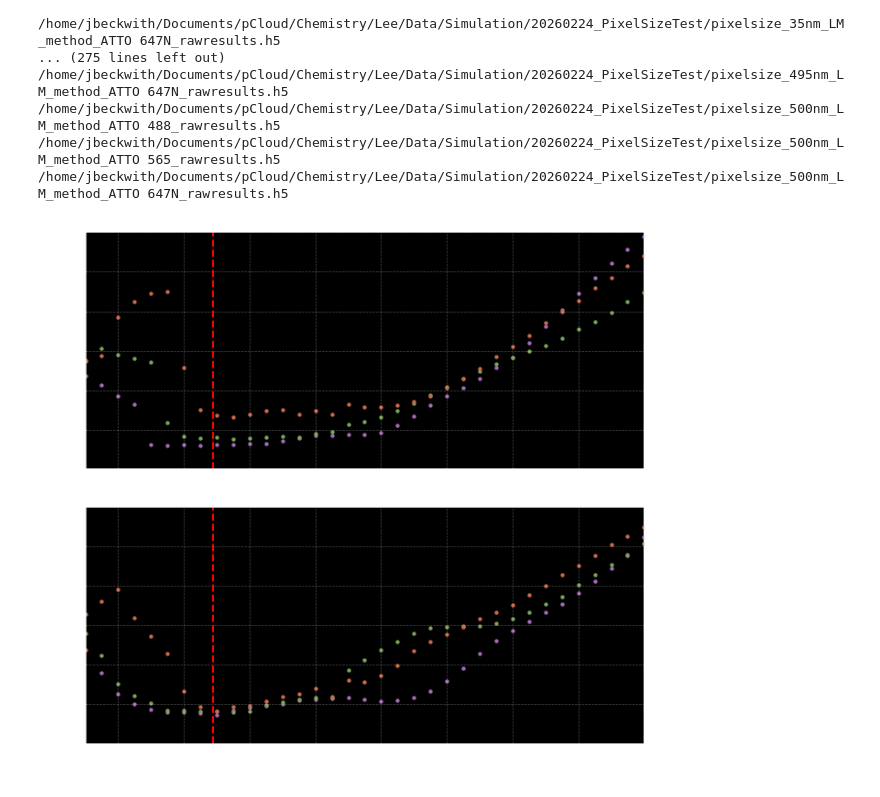
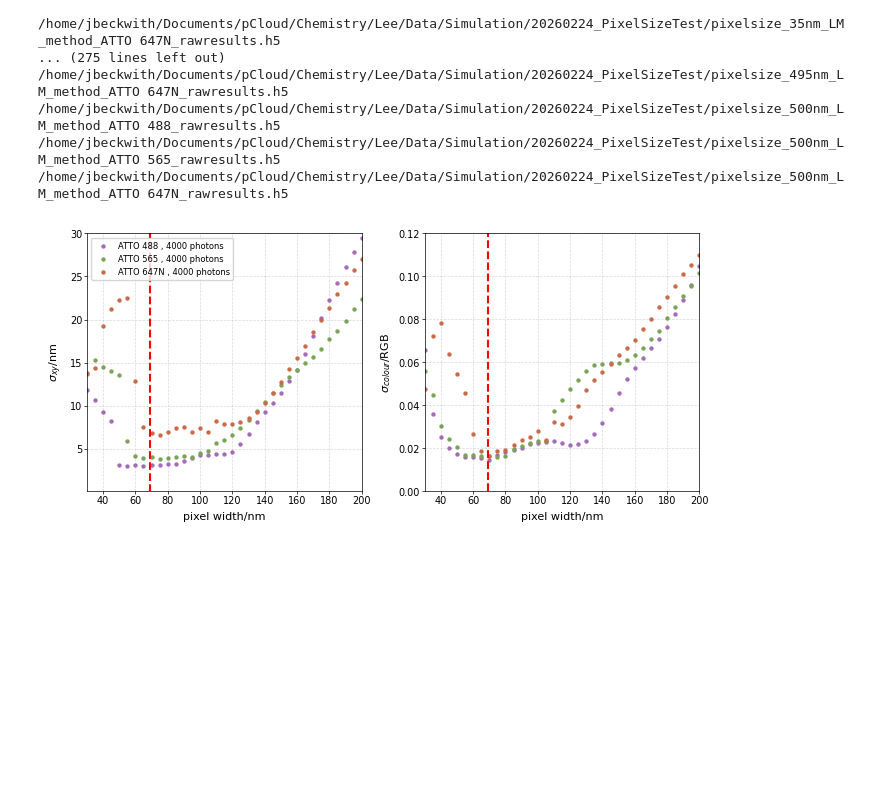
Before and after one commit to JBeckwith/pyS3M, a Jupyter notebook: notebooks/simulation/Pixelsize_Test.ipynb, the cells around one changed output. Saved outputs shown, nothing was run; the diff lists cells and outputs as text; code cells hidden in the pictures; blank space fills up the shorter version.

```diff
--- a/notebooks/simulation/Pixelsize_Test.ipynb
+++ b/notebooks/simulation/Pixelsize_Test.ipynb
@@ -31,7 +31,7 @@ PSF = PSFFunctions.PSF_Functions()
 
 from src import PlottingFunctions
 
-plotter = PlottingFunctions.Plotter(dark_background=True)
+plotter = PlottingFunctions.Plotter(dark_background=False)
 
 def euclidean_distance(ground_truth_points, fitted_points):
     """
@@ -266,34 +242,38 @@ Overall_XR.to_netcdf(os.path.join(save_folder, "Pixelsize_Database_STDEV.nc"))
 # %%
 Overall_XR = xr.load_dataarray(os.path.join(save_folder, "Pixelsize_Database_STDEV.nc"))
 # %%
-fig, axs = plotter.two_column_plot(nrows=2, heightratio=[1,1])
+fig, axs = plotter.two_column_plot(ncolumns=2, widthratio=[1,1])
 
+dyes = ["ATTO 488", "ATTO 565", "ATTO 647N"]
 
 colours = ["#a46cb7",
 "#7aa457",
 "#cb6a49"]
 
 for i in np.arange(3):
-    axs[0] = plotter.scatter_plot(axs[0], x=pixel_size_space, y=np.squeeze(np.array(Overall_XR[:, i, 1, 0])), facecolor=colours[i], lw=0, s=10)
+    axs[0] = plotter.scatter_plot(axs[0], x=pixel_size_space, y=np.squeeze(np.array(Overall_XR[:, i, 1, 0])),
+                                  facecolor=colours[i], lw=0, s=10, xaxislabel='pixel width/nm', yaxislabel=r'$\sigma_{xy}$/nm',
+                                 label=dyes[i]+' , 4000 photons')
 
 
 for i in np.arange(3):
-    axs[1] = plotter.scatter_plot(axs[1], x=pixel_size_space, y=np.squeeze(np.array(Overall_XR[:, i, 1, 1])), facecolor=colours[i], lw=0, s=10)
+    axs[1] = plotter.scatter_plot(axs[1], x=pixel_size_space, y=np.squeeze(np.array(Overall_XR[:, i, 1, 1])),
+                                  facecolor=colours[i], lw=0, s=10, xaxislabel='pixel width/nm', yaxislabel=r'$\sigma_{colour}$/RGB')
 
 for i in np.arange(2):
     axs[i].vlines(x=69, ymin=0, ymax=500, ls='--', color='red')
     axs[i].set_xlim([30, 200])
 
 axs[0].set_ylim([0.1, 30])
 axs[1].set_ylim([0, 0.12])
 
 fig_savefolder = (
-    "/home/jbeckwith/Documents/pCloud/Chemistry/Lee/Talks+Posters/Conference Presentations/20260302_DurhamTalks/Research/fig/multicolour_camera/pixel_size/"
+    "/home/jbeckwith/Documents/pCloud/Chemistry/Lee/Papers/Multicolour/SI/pixel_size/"
 )
 plt.savefig(os.path.join(fig_savefolder, 'Pixel_Size_StandardUnits.svg'), dpi=600, format='svg')
 plt.show()
 # %% [output]
-[figure, old version]
+[figure, new version]
 # %%
 fig, axs = plotter.two_column_plot(nrows=2, heightratio=[1,1])
 
```
Also changed, not shown: parts of 5 cells of this notebook, 2 other files.
